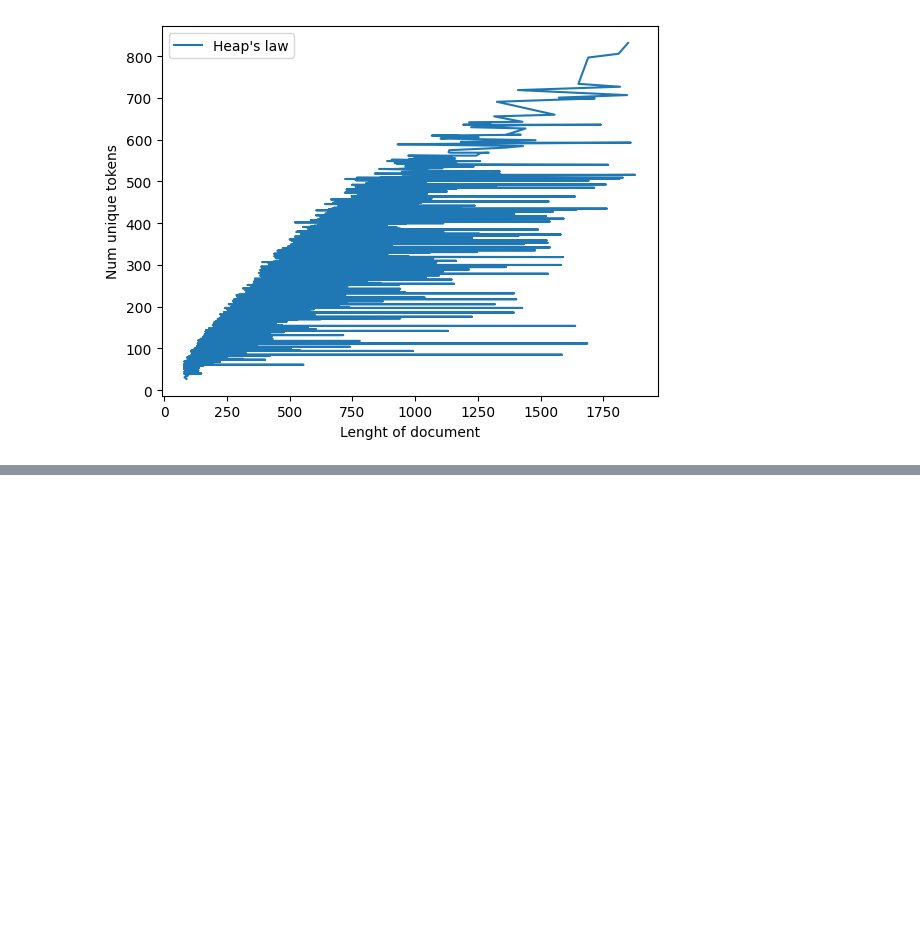
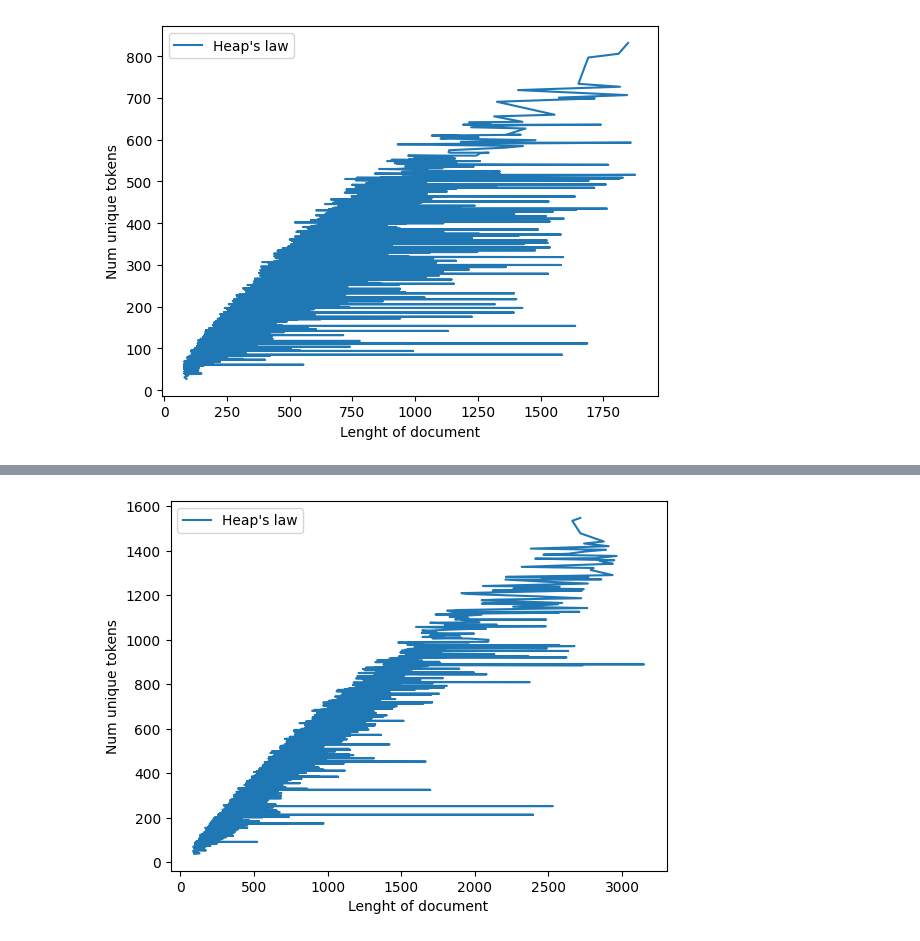
Before and after one commit to drema3-4/automatic_classification_of_news, a Jupyter notebook: code/calculate_dataset_characteristics.ipynb, the cells around one changed output, grey strips where cells are left out. Cells and saved outputs as stored; diff of their text form; code cells hidden in the pictures; blank space fills up the shorter version.

```diff
--- a/code/calculate_dataset_characteristics.ipynb
+++ b/code/calculate_dataset_characteristics.ipynb
@@ -895,0 +926,4 @@ cdh_d10.print_heaps_law()
+# %%
+cdh_d1_bigramms.print_heaps_law()
+# %% [output]
+[figure, added]
```
Also changed, not shown: parts of 5 cells of this notebook, 3 other files.
